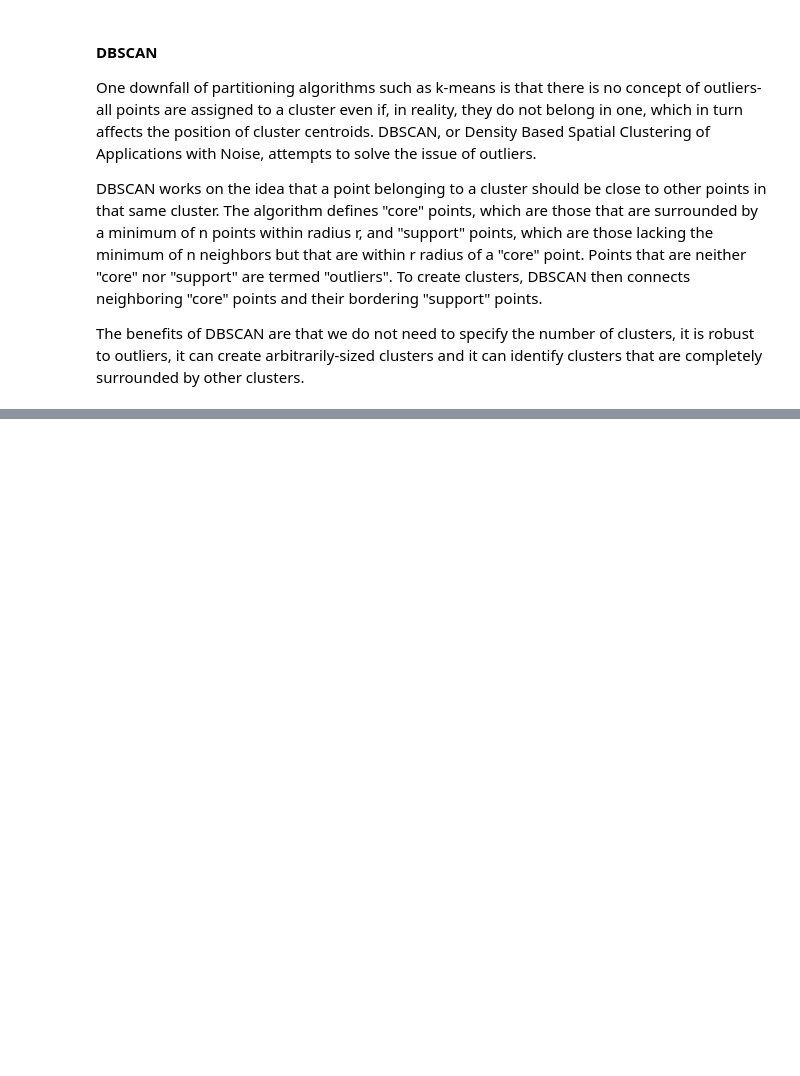
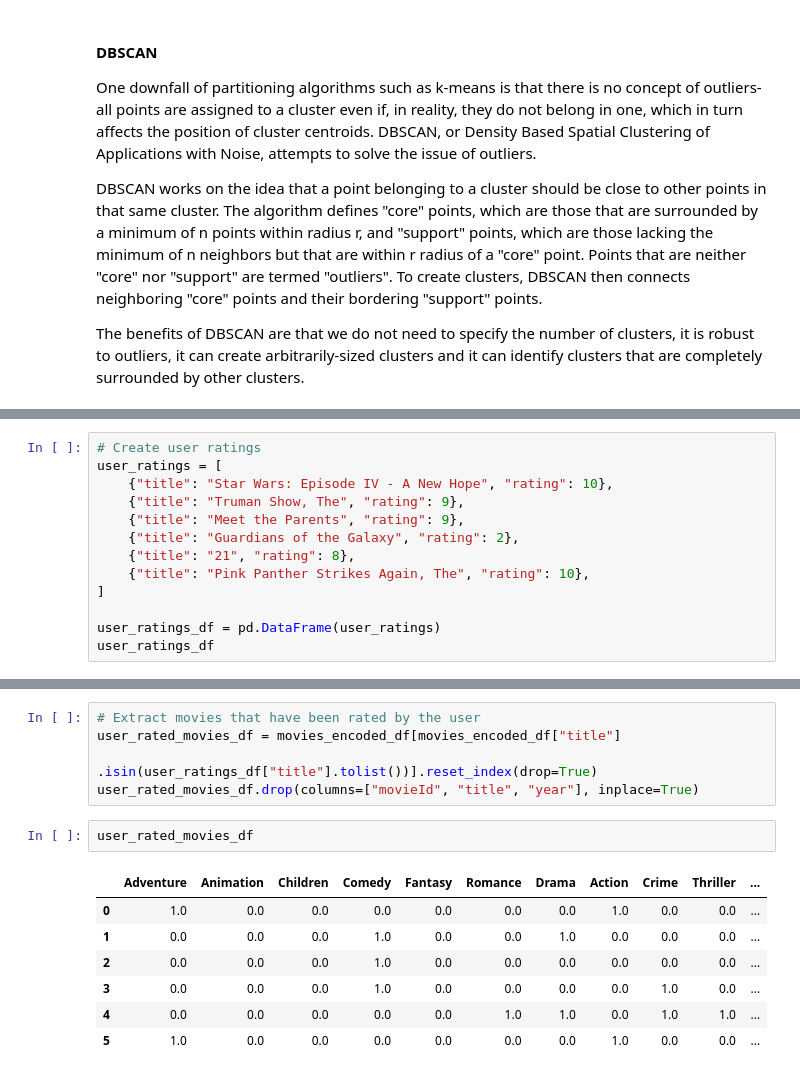
Before and after one commit to amypeniston/data-science-toolbox, a Jupyter notebook: Machine_Learning.ipynb, the cells around one changed output, grey strips where cells are left out. Drawn from its saved outputs; the diff is of its cells as text; blank space fills up the shorter version.

```diff
--- a/Machine_Learning.ipynb
+++ b/Machine_Learning.ipynb
@@ -1261,0 +1393,13 @@ The benefits of DBSCAN are that we do not need to specify the number of clusters
+# %%
+# Create user ratings
+user_ratings = [
+    {"title": "Star Wars: Episode IV - A New Hope", "rating": 10},
+    {"title": "Truman Show, The", "rating": 9},
+    {"title": "Meet the Parents", "rating": 9},
+    {"title": "Guardians of the Galaxy", "rating": 2},
+    {"title": "21", "rating": 8},
+    {"title": "Pink Panther Strikes Again, The", "rating": 10},
+]
+
+user_ratings_df = pd.DataFrame(user_ratings)
+user_ratings_df
@@ -1261,0 +1414,15 @@ The benefits of DBSCAN are that we do not need to specify the number of clusters
+# %%
+# Extract movies that have been rated by the user
+user_rated_movies_df = movies_encoded_df[movies_encoded_df["title"]
+                                         .isin(user_ratings_df["title"].tolist())].reset_index(drop=True)
+user_rated_movies_df.drop(columns=["movieId", "title", "year"], inplace=True)
+# %%
+user_rated_movies_df
+# %% [output]
+|  | Adventure | Animation | Children | Comedy | Fantasy | Romance | Drama | Action | Crime | Thriller | ... |
+| 0 | 1.0 | 0.0 | 0.0 | 0.0 | 0.0 | 0.0 | 0.0 | 1.0 | 0.0 | 0.0 | ... |
+| 1 | 0.0 | 0.0 | 0.0 | 1.0 | 0.0 | 0.0 | 1.0 | 0.0 | 0.0 | 0.0 | ... |
+| 2 | 0.0 | 0.0 | 0.0 | 1.0 | 0.0 | 0.0 | 0.0 | 0.0 | 0.0 | 0.0 | ... |
+| 3 | 0.0 | 0.0 | 0.0 | 1.0 | 0.0 | 0.0 | 0.0 | 0.0 | 1.0 | 0.0 | ... |
+| 4 | 0.0 | 0.0 | 0.0 | 0.0 | 0.0 | 1.0 | 1.0 | 0.0 | 1.0 | 1.0 | ... |
+| 5 | 1.0 | 0.0 | 0.0 | 0.0 | 0.0 | 0.0 | 0.0 | 1.0 | 0.0 | 0.0 | ... |
```
Also changed, not shown: parts of 16 cells of this notebook, 1 other file.
